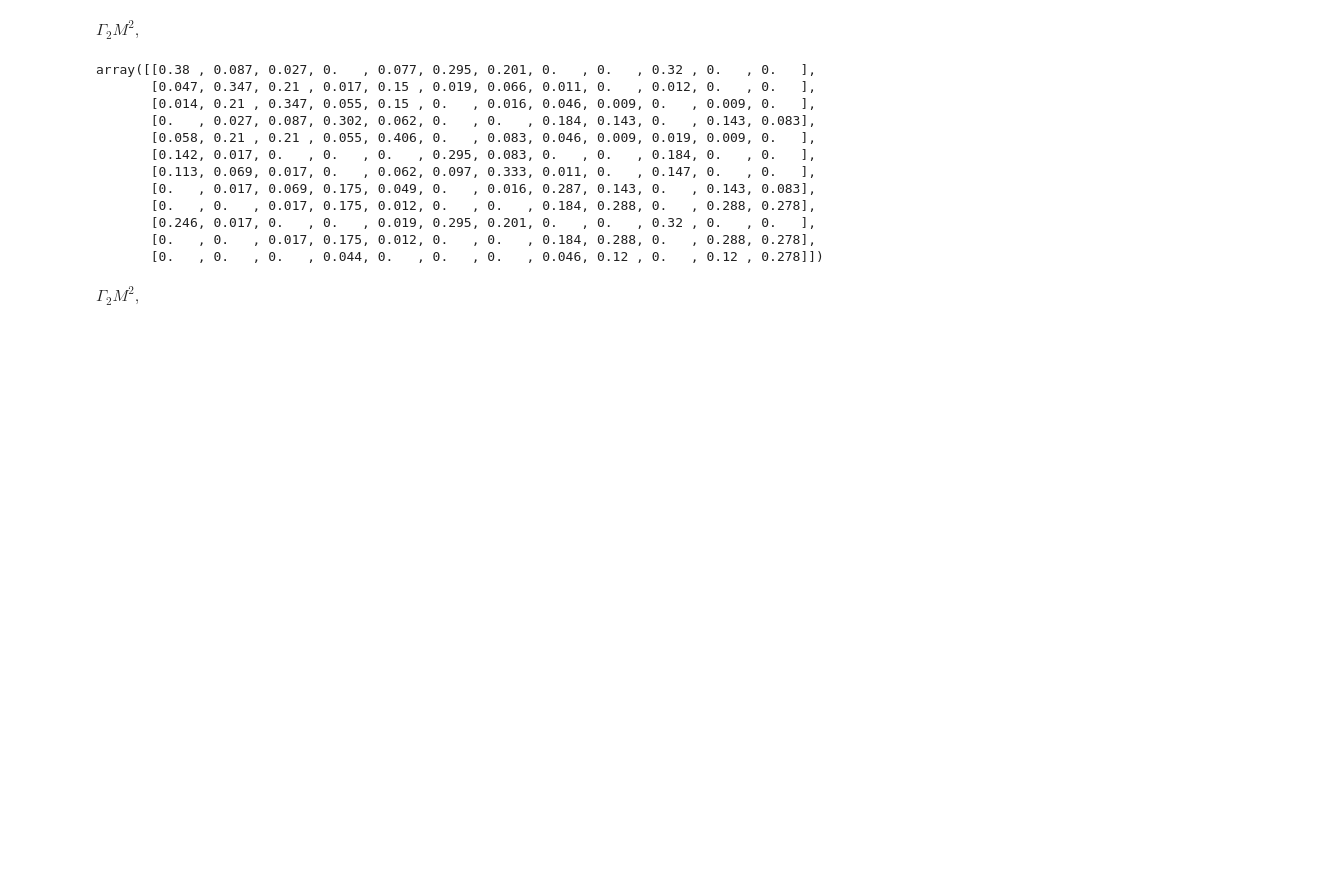
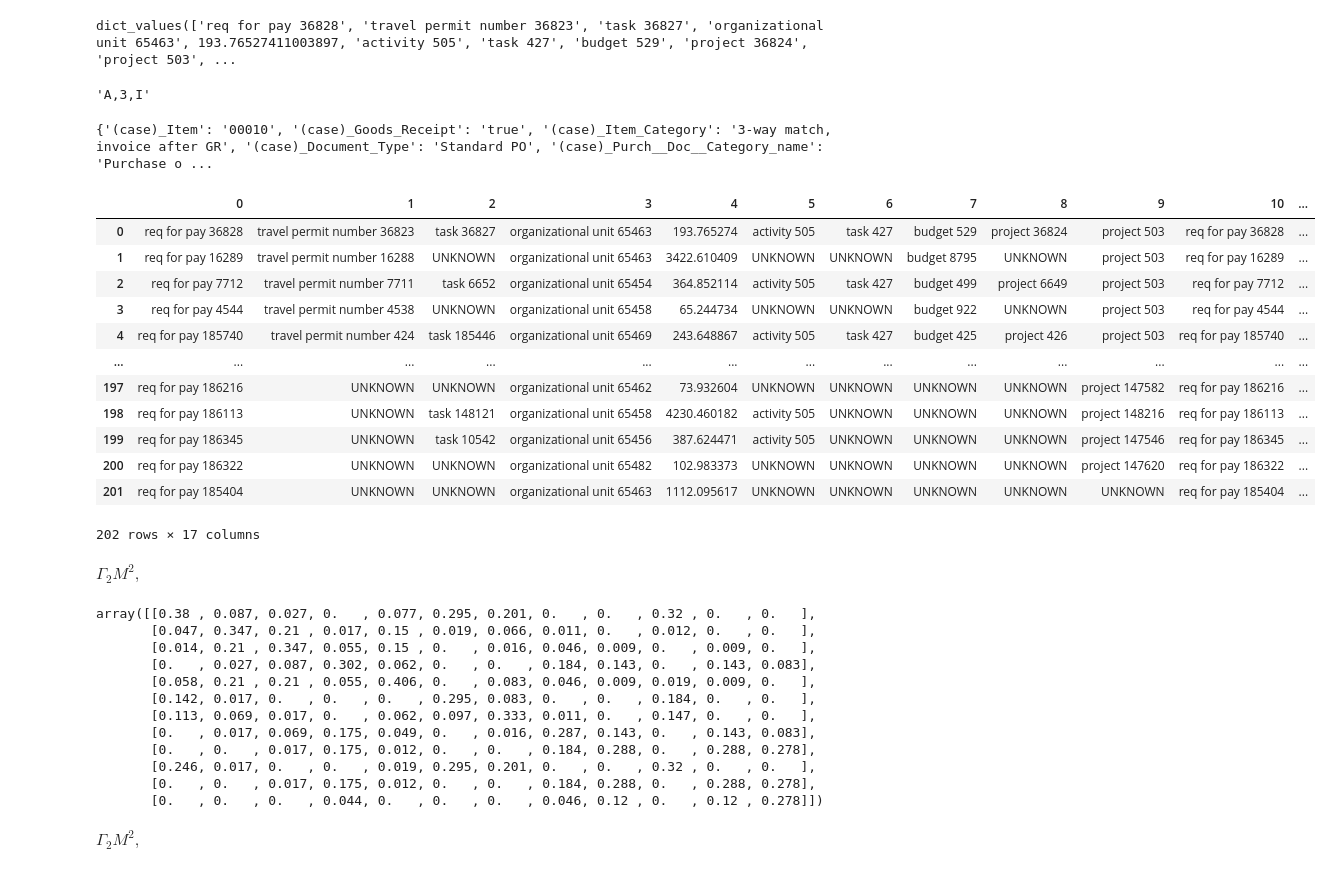
Before and after one commit to bbk0529/seminar_ML_application, a Jupyter notebook: MCL algorithm Implementation.ipynb, the cells around one changed output. Saved outputs shown, nothing was run; the diff lists cells and outputs as text; code cells hidden in the pictures; blank space fills up the shorter version.

```diff
--- a/MCL algorithm Implementation.ipynb
+++ b/MCL algorithm Implementation.ipynb
@@ -0,0 +5,2 @@
+# %%
+log, VARIANT = read_xes(filename)
@@ -0,0 +37,2 @@
+# %%
+for i in log[0].attributes.values() : print(i)
@@ -0,0 +57,38 @@
+# %%
+variants_filter.apply(log, [VARIANT[0]])[0].attributes.values()
+# %% [output]
+dict_values(['req for pay 36828', 'travel permit number 36823', 'task 36827', 'organizational unit 65463', 193.76527411003897, 'activity 505', 'task 427', 'budget 529', 'project 36824', 'project 503', ...
+# %%
+v
+# %% [output]
+'A,3,I'
+# %%
+vlog[0][0]
+# %% [output]
+{'(case)_Item': '00010', '(case)_Goods_Receipt': 'true', '(case)_Item_Category': '3-way match, invoice after GR', '(case)_Document_Type': 'Standard PO', '(case)_Purch__Doc__Category_name': 'Purchase o ...
+# %%
+lst_features =[]
+for v in VARIANT :
+    feature=[]
+    for i in variants_filter.apply(log, [v])[0].attributes.values() :
+        feature.append(i)
+    lst_features.append(feature)
+# %%
+import pandas as pd
+data=pd.DataFrame(lst_features)
+# %%
+data
+# %% [output]
+|  | 0 | 1 | 2 | 3 | 4 | 5 | 6 | 7 | 8 | 9 | 10 | ... |
+| 0 | req for pay 36828 | travel permit number 36823 | task 36827 | organizational unit 65463 | 193.765274 | activity 505 | task 427 | budget 529 | project 36824 | project 503 | req for pay 36828 | ... |
+| 1 | req for pay 16289 | travel permit number 16288 | UNKNOWN | organizational unit 65463 | 3422.610409 | UNKNOWN | UNKNOWN | budget 8795 | UNKNOWN | project 503 | req for pay 16289 | ... |
+| 2 | req for pay 7712 | travel permit number 7711 | task 6652 | organizational unit 65454 | 364.852114 | activity 505 | task 427 | budget 499 | project 6649 | project 503 | req for pay 7712 | ... |
+| 3 | req for pay 4544 | travel permit number 4538 | UNKNOWN | organizational unit 65458 | 65.244734 | UNKNOWN | UNKNOWN | budget 922 | UNKNOWN | project 503 | req for pay 4544 | ... |
+| 4 | req for pay 185740 | travel permit number 424 | task 185446 | organizational unit 65469 | 243.648867 | activity 505 | task 427 | budget 425 | project 426 | project 503 | req for pay 185740 | ... |
+| ... | ... | ... | ... | ... | ... | ... | ... | ... | ... | ... | ... | ... |
+| 197 | req for pay 186216 | UNKNOWN | UNKNOWN | organizational unit 65462 | 73.932604 | UNKNOWN | UNKNOWN | UNKNOWN | UNKNOWN | project 147582 | req for pay 186216 | ... |
+| 198 | req for pay 186113 | UNKNOWN | task 148121 | organizational unit 65458 | 4230.460182 | activity 505 | UNKNOWN | UNKNOWN | UNKNOWN | project 148216 | req for pay 186113 | ... |
+| 199 | req for pay 186345 | UNKNOWN | task 10542 | organizational unit 65456 | 387.624471 | activity 505 | UNKNOWN | UNKNOWN | UNKNOWN | project 147546 | req for pay 186345 | ... |
+| 200 | req for pay 186322 | UNKNOWN | UNKNOWN | organizational unit 65482 | 102.983373 | UNKNOWN | UNKNOWN | UNKNOWN | UNKNOWN | project 147620 | req for pay 186322 | ... |
+| 201 | req for pay 185404 | UNKNOWN | UNKNOWN | organizational unit 65463 | 1112.095617 | UNKNOWN | UNKNOWN | UNKNOWN | UNKNOWN | UNKNOWN | req for pay 185404 | ... |
+202 rows × 17 columns
```
Also changed, not shown: parts of 21 cells of this notebook, 2 other files.
